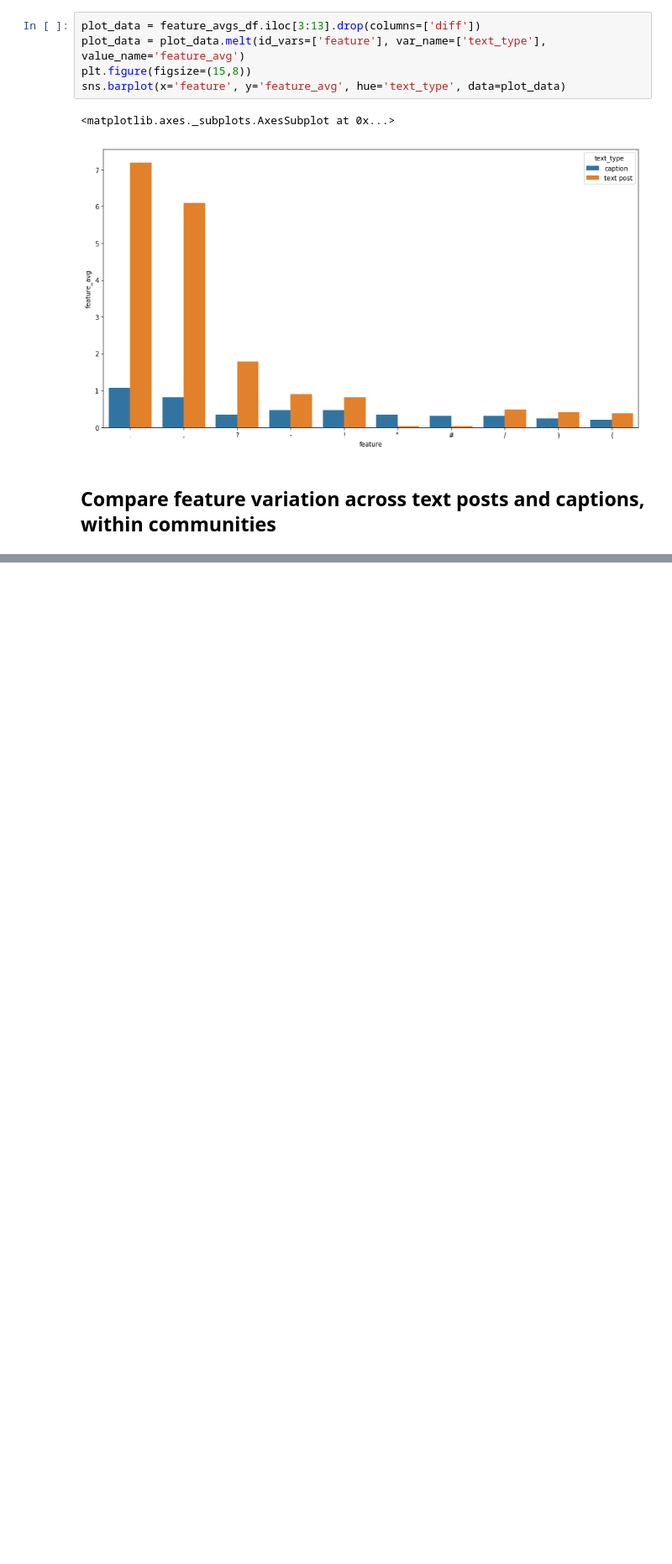
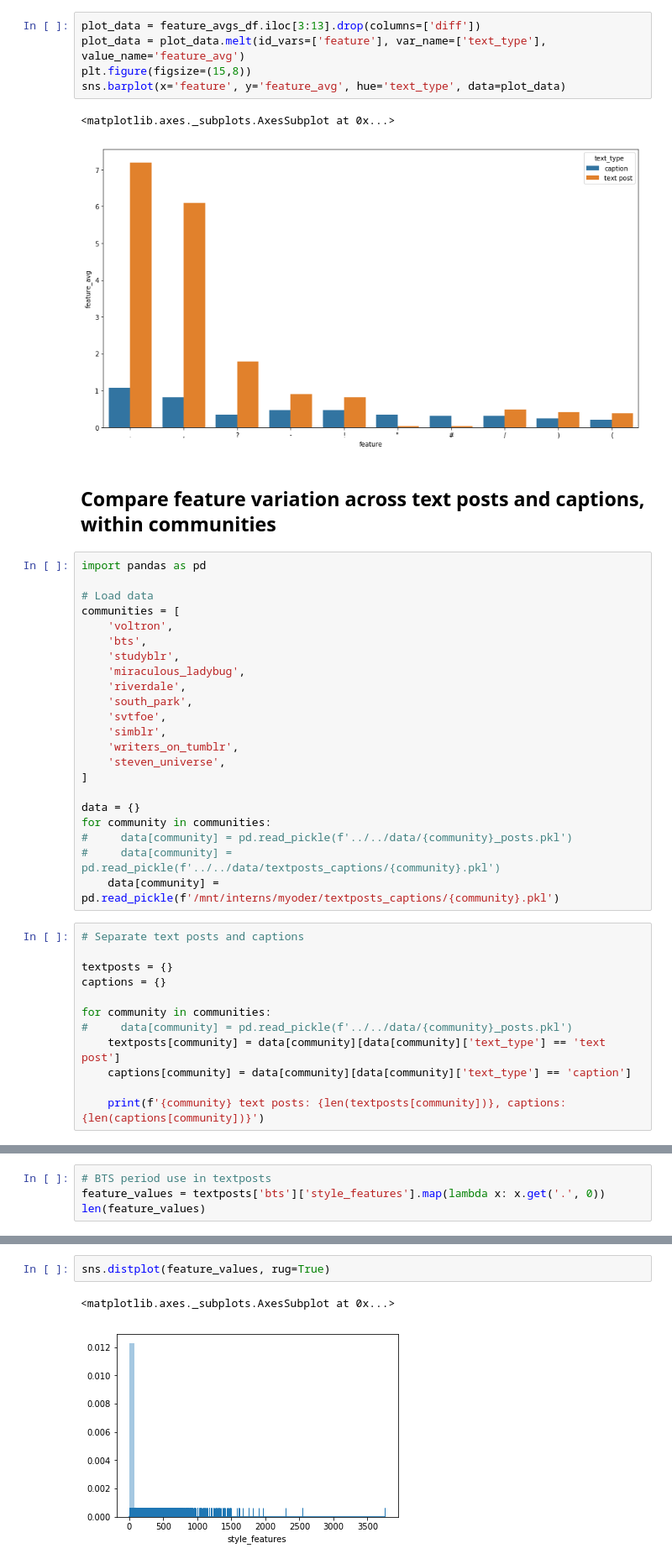
Before and after one commit to michaelmilleryoder/tumblr-scripts, a Jupyter notebook: jupyter/style_features_stats.ipynb, the cells around one changed output, grey strips where cells are left out. Shown at 84% size. Saved outputs shown, nothing was run; the diff lists cells and outputs as text; blank space fills up the shorter version.

```diff
--- a/jupyter/style_features_stats.ipynb
+++ b/jupyter/style_features_stats.ipynb
@@ -313,3 +313,37 @@ sns.barplot(x='feature', y='feature_avg', hue='text_type', data=plot_data)
 [figure]
 # %% [markdown]
 ## Compare feature variation across text posts and captions, within communities
+# %%
+import pandas as pd
+
+# Load data
+communities = [
+    'voltron',
+    'bts',
+    'studyblr',
+    'miraculous_ladybug',
+    'riverdale',
+    'south_park',
+    'svtfoe',
+    'simblr',
+    'writers_on_tumblr',
+    'steven_universe',
+]
+
+data = {}
+for community in communities:
+#     data[community] = pd.read_pickle(f'../../data/{community}_posts.pkl')
+#     data[community] = pd.read_pickle(f'../../data/textposts_captions/{community}.pkl')
+    data[community] = pd.read_pickle(f'/mnt/interns/myoder/textposts_captions/{community}.pkl')
+# %%
+# Separate text posts and captions
+
+textposts = {}
+captions = {}
+
+for community in communities:
+#     data[community] = pd.read_pickle(f'../../data/{community}_posts.pkl')
+    textposts[community] = data[community][data[community]['text_type'] == 'text post']
+    captions[community] = data[community][data[community]['text_type'] == 'caption']
+
+    print(f'{community} text posts: {len(textposts[community])}, captions: {len(captions[community])}')
@@ -367,0 +526,4 @@ sns.barplot(x='feature', y='feature_avg', hue='text_type', data=plot_data)
+# %%
+# BTS period use in textposts
+feature_values = textposts['bts']['style_features'].map(lambda x: x.get('.', 0))
+len(feature_values)
@@ -367,0 +554,5 @@ sns.barplot(x='feature', y='feature_avg', hue='text_type', data=plot_data)
+# %%
+sns.distplot(feature_values, rug=True)
+# %% [output]
+<matplotlib.axes._subplots.AxesSubplot at 0x...>
+[figure, added]
```
Also changed, not shown: parts of 16 cells of this notebook, 1 other file.
